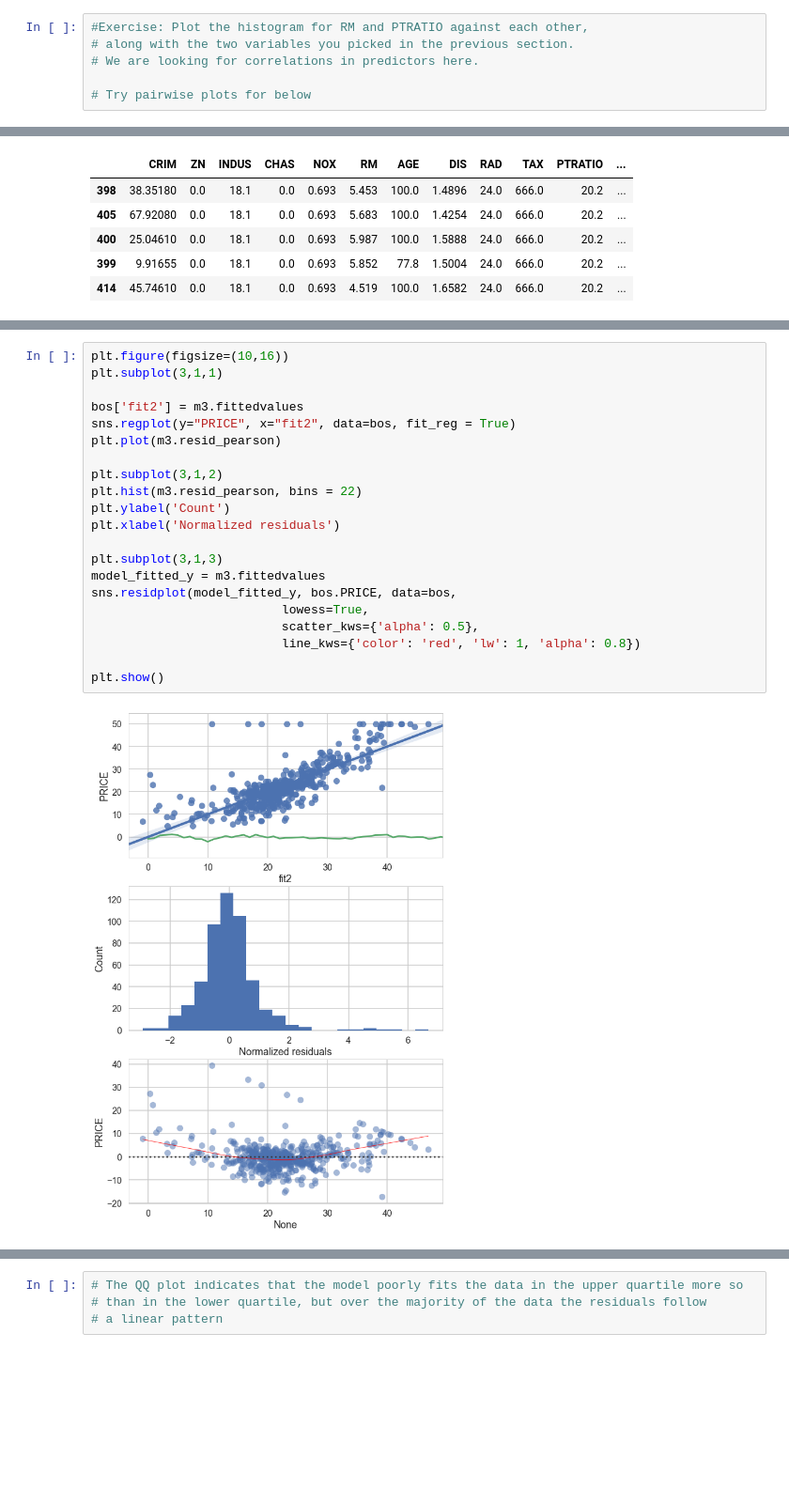
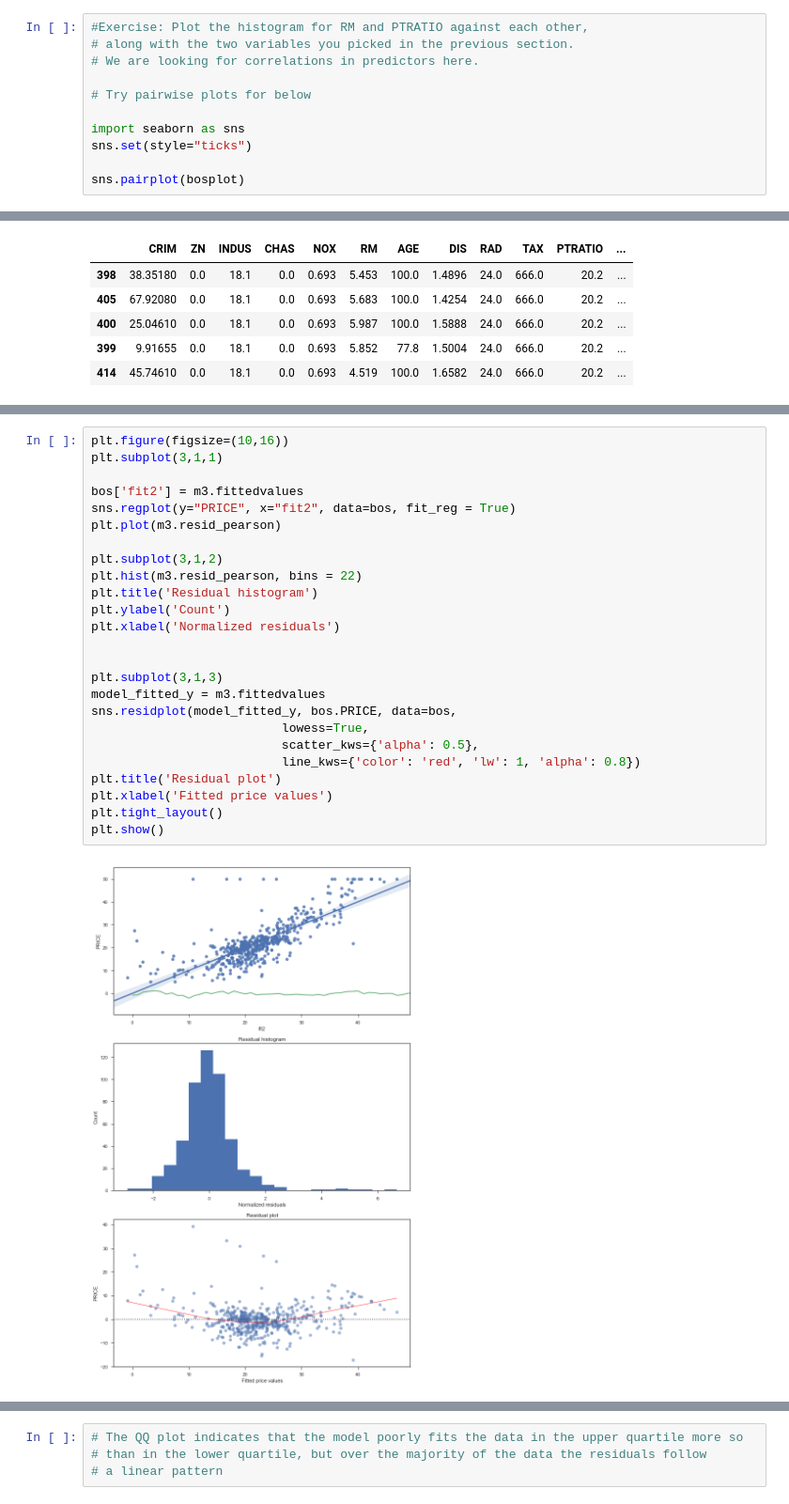
Before and after one commit to kcalab92/Springboard-DataScience, a Jupyter notebook: BostonHousingProject/Mini_Project_Linear_Regression.ipynb, the cells around one changed output, grey strips where cells are left out. Shown at 94% size. Saved outputs shown, nothing was run; the diff lists cells and outputs as text; blank space fills up the shorter version.

```diff
--- a/BostonHousingProject/Mini_Project_Linear_Regression.ipynb
+++ b/BostonHousingProject/Mini_Project_Linear_Regression.ipynb
@@ -395,3 +415,8 @@ plt.show()
 # We are looking for correlations in predictors here.
 
 # Try pairwise plots for below
+
+import seaborn as sns
+sns.set(style="ticks")
+
+sns.pairplot(bosplot)
@@ -1035,25 +1071,29 @@ bos.sort_values('PRICE').head(5)
 # %%
 plt.figure(figsize=(10,16))
 plt.subplot(3,1,1)
 
 bos['fit2'] = m3.fittedvalues
 sns.regplot(y="PRICE", x="fit2", data=bos, fit_reg = True)
 plt.plot(m3.resid_pearson)
 
 plt.subplot(3,1,2)
 plt.hist(m3.resid_pearson, bins = 22)
+plt.title('Residual histogram')
 plt.ylabel('Count')
 plt.xlabel('Normalized residuals')
+
 
 plt.subplot(3,1,3)
 model_fitted_y = m3.fittedvalues
 sns.residplot(model_fitted_y, bos.PRICE, data=bos,
                           lowess=True,
                           scatter_kws={'alpha': 0.5},
                           line_kws={'color': 'red', 'lw': 1, 'alpha': 0.8})
-
+plt.title('Residual plot')
+plt.xlabel('Fitted price values')
+plt.tight_layout()
 plt.show()
 # %% [output]
-[figure, old version]
+[figure, new version]
 # %%
 # Normal distribution for errors is violated as the distribution of errors is skewed
```
Also changed, not shown: parts of 42 cells of this notebook, 1 other file.
